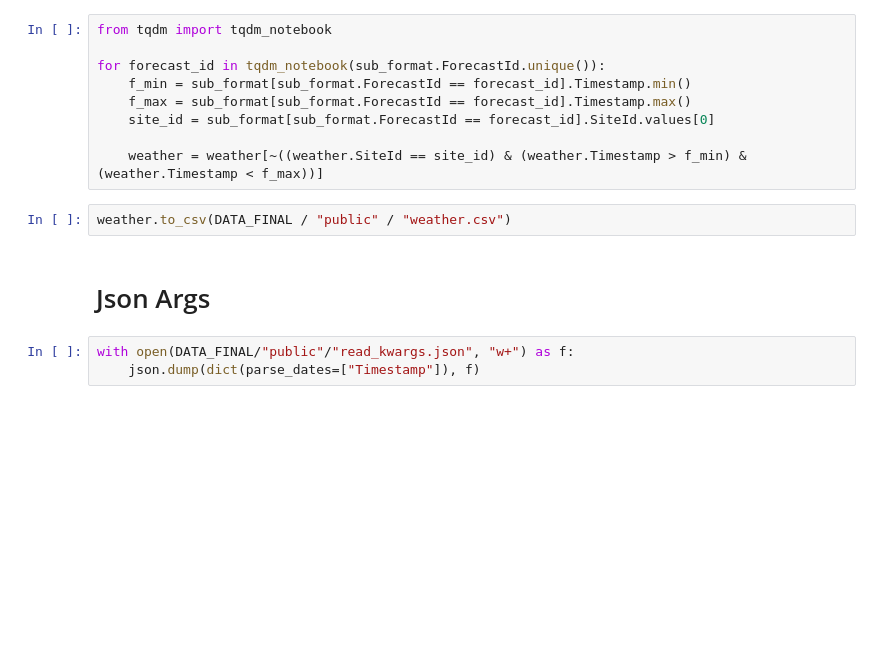
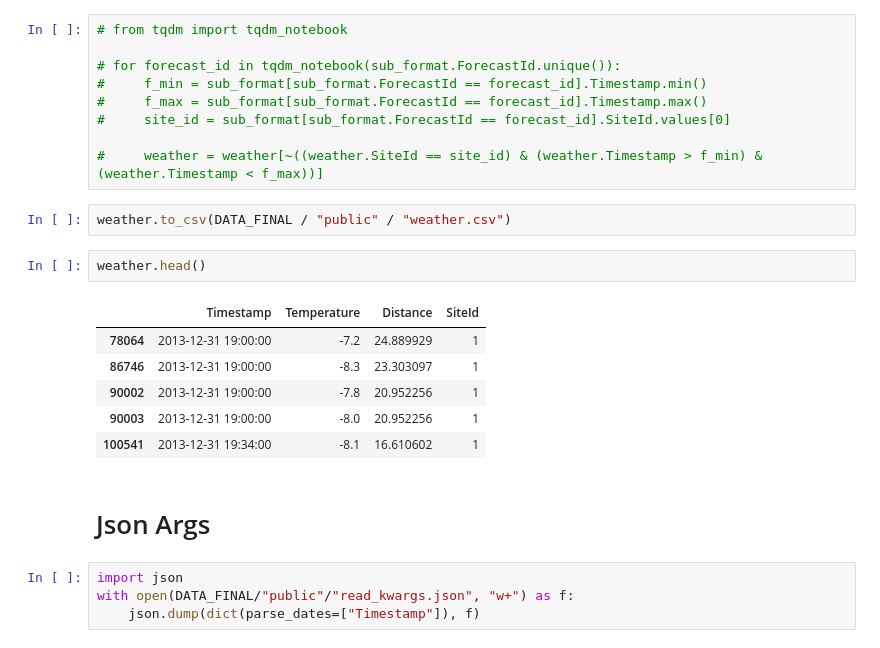
Before and after one commit to GabeOchieng/schneider, a Jupyter notebook: data-preparation/0.1-process-data-consumption.ipynb, the cells around one changed output. Saved outputs shown, nothing was run; the diff lists cells and outputs as text; blank space fills up the shorter version.

```diff
--- a/data-preparation/0.1-process-data-consumption.ipynb
+++ b/data-preparation/0.1-process-data-consumption.ipynb
@@ -270,18 +322,28 @@ print(weather.shape)
 # %%
 ## Remove weather that overlaps with test periods + sites
 # %%
-from tqdm import tqdm_notebook
+# from tqdm import tqdm_notebook
 
-for forecast_id in tqdm_notebook(sub_format.ForecastId.unique()):
-    f_min = sub_format[sub_format.ForecastId == forecast_id].Timestamp.min()
-    f_max = sub_format[sub_format.ForecastId == forecast_id].Timestamp.max()
-    site_id = sub_format[sub_format.ForecastId == forecast_id].SiteId.values[0]
+# for forecast_id in tqdm_notebook(sub_format.ForecastId.unique()):
+#     f_min = sub_format[sub_format.ForecastId == forecast_id].Timestamp.min()
+#     f_max = sub_format[sub_format.ForecastId == forecast_id].Timestamp.max()
+#     site_id = sub_format[sub_format.ForecastId == forecast_id].SiteId.values[0]
 
-    weather = weather[~((weather.SiteId == site_id) & (weather.Timestamp > f_min) & (weather.Timestamp < f_max))]
+#     weather = weather[~((weather.SiteId == site_id) & (weather.Timestamp > f_min) & (weather.Timestamp < f_max))]
 # %%
 weather.to_csv(DATA_FINAL / "public" / "weather.csv")
+# %%
+weather.head()
+# %% [output]
+|  | Timestamp | Temperature | Distance | SiteId |
+| 78064 | 2013-12-31 19:00:00 | -7.2 | 24.889929 | 1 |
+| 86746 | 2013-12-31 19:00:00 | -8.3 | 23.303097 | 1 |
+| 90002 | 2013-12-31 19:00:00 | -7.8 | 20.952256 | 1 |
+| 90003 | 2013-12-31 19:00:00 | -8.0 | 20.952256 | 1 |
+| 100541 | 2013-12-31 19:34:00 | -8.1 | 16.610602 | 1 |
 # %% [markdown]
 # Json Args
 # %%
+import json
 with open(DATA_FINAL/"public"/"read_kwargs.json", "w+") as f:
     json.dump(dict(parse_dates=["Timestamp"]), f)
```
Also changed, not shown: parts of 8 cells of this notebook.
